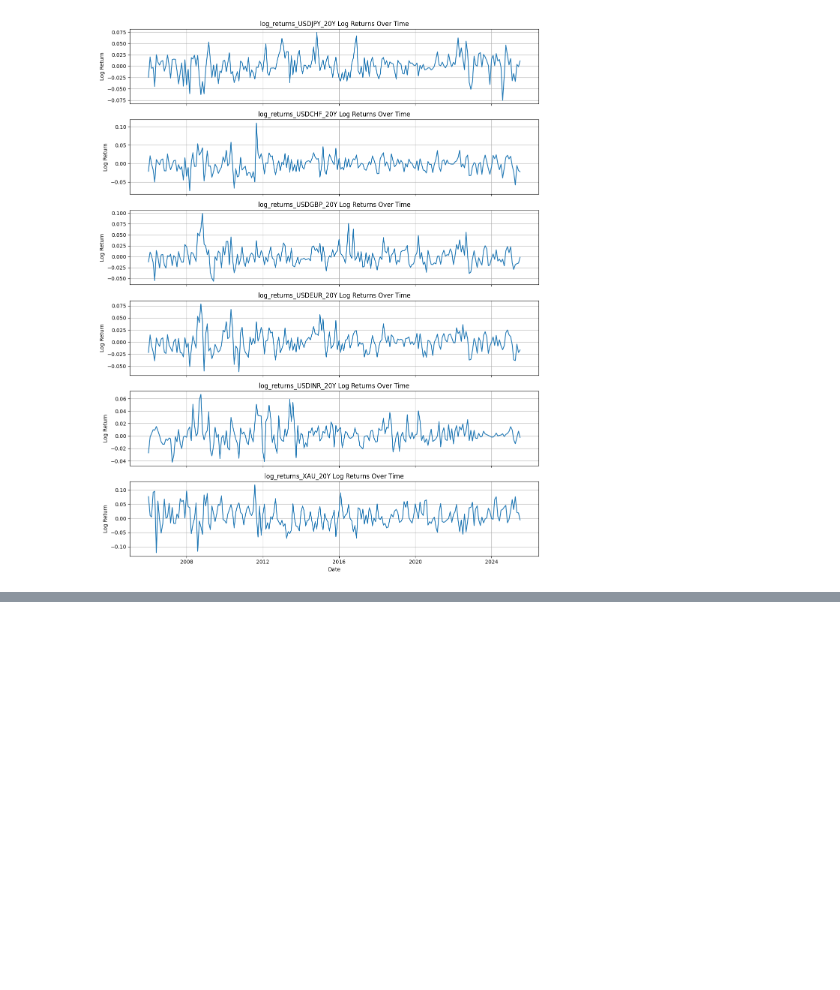
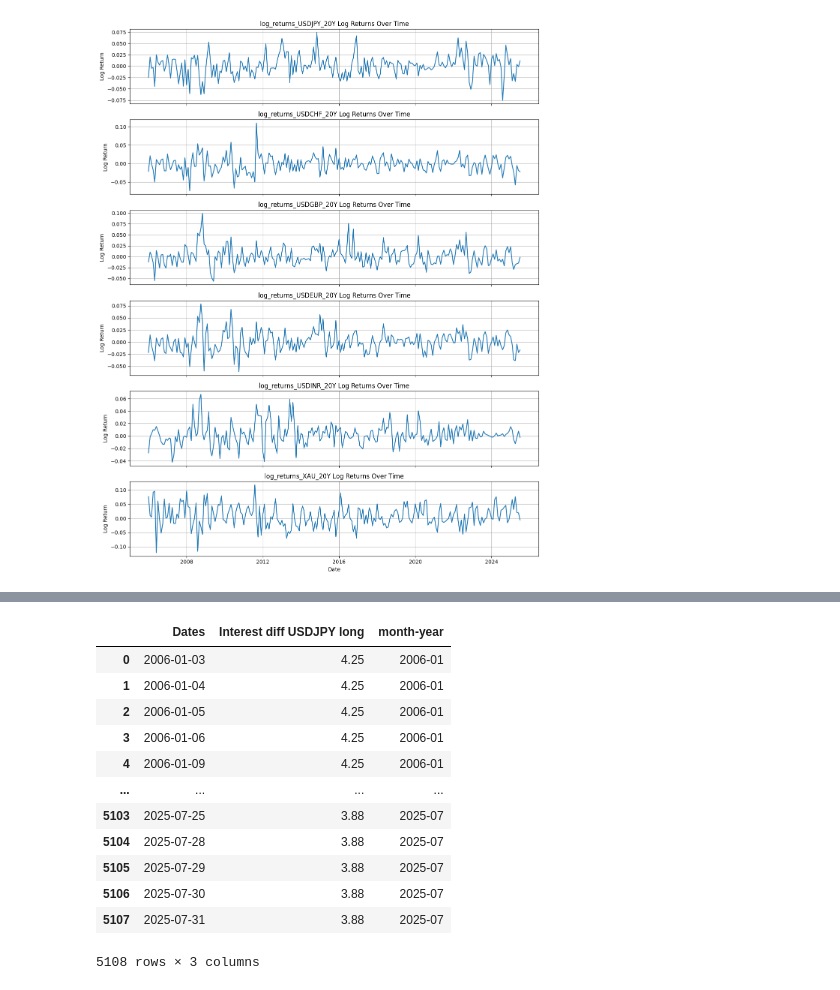
Before and after one commit to Adnan-Anwar-Data-enthusiast/Currency-speculation, a Jupyter notebook: 1. Data cleaning and formatting.ipynb, the cells around one changed output, grey strips where cells are left out. Saved outputs shown, nothing was run; the diff lists cells and outputs as text; code cells hidden in the pictures; blank space fills up the shorter version.

Commit message:
Changing the implementation of add_month_year function to include capitalizations of the str dates

```diff
--- a/1. Data cleaning and formatting.ipynb
+++ b/1. Data cleaning and formatting.ipynb
@@ -349,7 +349,7 @@ clean_dataframes_to_date_time_and_numeric(XAU_20Y)
 #adding a month year column to each dataframe
 def add_month_year_column(df):
     for column in df.columns:
-        if 'dates' in column:
+        if 'dates' in column.lower():
             df['month'] = df[column].dt.month
             df['year'] = df[column].dt.year
             df['month-year'] = df[column].dt.to_period('M')
@@ -518,3 +518,24 @@ merged_df_month_year.tail()
 | 232 | 2025-05-01 | 144.779615 | 0.829454 | 0.748604 | 0.887065 | 85.283875 | 3289.751818 | 1 | ... |
 | 233 | 2025-06-01 | 144.590385 | 0.813850 | 0.737650 | 0.867923 | 85.935833 | 3352.664286 | 1 | ... |
 | 234 | 2025-07-01 | 146.271333 | 0.795869 | 0.736600 | 0.853729 | 85.729723 | 3333.240769 | 1 | ... |
+# %%
+USDJPY_interest_diff = pd.read_excel(r'C:\Users\Admin\OneDrive - Global Institutional Advisors\Desktop\Currency-speculation\USDJPY  interest diff long.xlsx')
+# %%
+USDJPY_interest_diff.dtypes
+
+#adding a month year column to each dataframe
+add_month_year_column(USDJPY_interest_diff)
+# %% [output]
+|  | Dates | Interest diff USDJPY long | month-year |
+| 0 | 2006-01-03 | 4.25 | 2006-01 |
+| 1 | 2006-01-04 | 4.25 | 2006-01 |
+| 2 | 2006-01-05 | 4.25 | 2006-01 |
+| 3 | 2006-01-06 | 4.25 | 2006-01 |
+| 4 | 2006-01-09 | 4.25 | 2006-01 |
+| ... | ... | ... | ... |
+| 5103 | 2025-07-25 | 3.88 | 2025-07 |
+| 5104 | 2025-07-28 | 3.88 | 2025-07 |
+| 5105 | 2025-07-29 | 3.88 | 2025-07 |
+| 5106 | 2025-07-30 | 3.88 | 2025-07 |
+| 5107 | 2025-07-31 | 3.88 | 2025-07 |
+5108 rows × 3 columns
```
Also changed, not shown: 1 other file.
